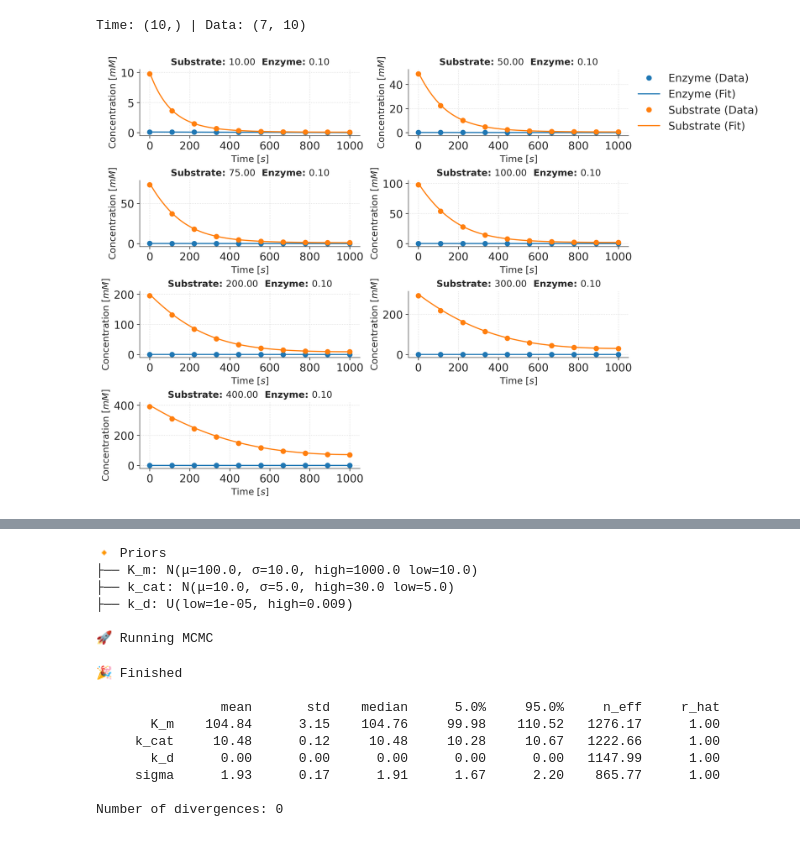
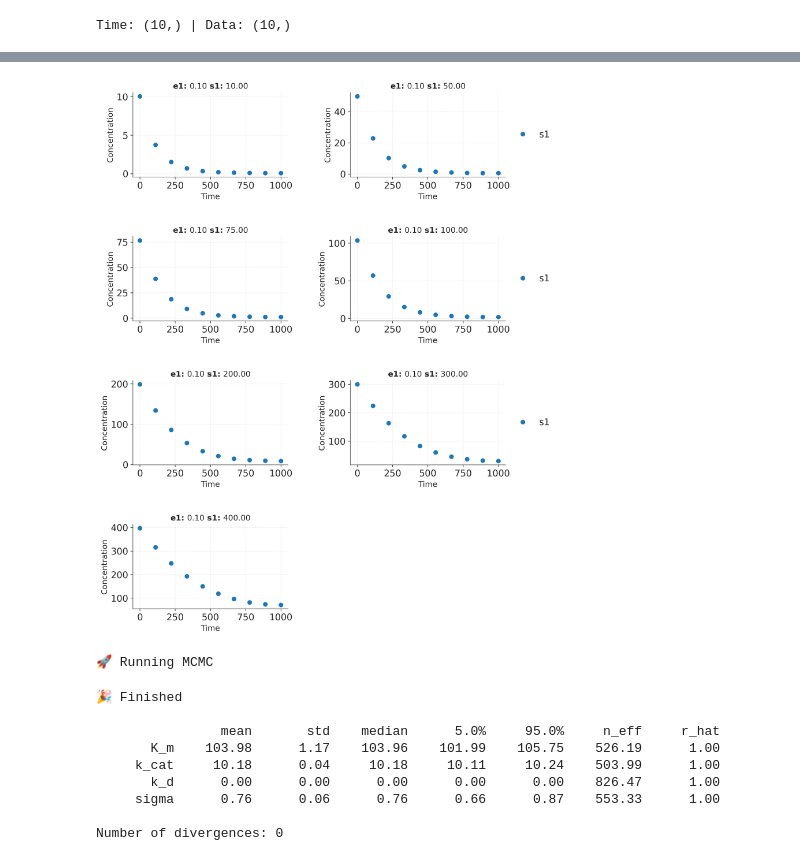
Before and after one commit to JR-1991/Catalax, a Jupyter notebook: examples/NonObservableSpecies.ipynb, the cells around one changed output, grey strips where cells are left out. Saved outputs shown, nothing was run; the diff lists cells and outputs as text; code cells hidden in the pictures.

```diff
--- a/examples/NonObservableSpecies.ipynb
+++ b/examples/NonObservableSpecies.ipynb
@@ -48,27 +53,29 @@ initial_conditions = [
     {"s1": 400.0, "e1": 0.1},
 ]
 
-time, states = model.simulate(
+dataset = model.simulate(
     initial_conditions=initial_conditions,
-    dt0=0.1, t0=0, t1=1000, nsteps=10, in_axes=(0, None, None),
+    dt0=0.1,
+    t0=0,
+    t1=1000,
+    nsteps=10,
+    in_axes=(0, None, None),
 )
 
-# Add some noise to the data
-states = (states + states * np.random.normal(0, 0.02)).clip(min=0)
+# Add some noise to the data, remove e1
+for meas_id, meas in enumerate(dataset.measurements):
+    for species_id, species in enumerate(meas.data.keys()):
+        dataset.measurements[meas_id].data[species] = (
+            meas.data[species] + meas.data[species] * np.random.normal(0, 0.02)
+        ).clip(min=0)
+    meas.data.pop("e1")
 
-# Truncate data to only include s1
-data = states[:, :, 1]
 
-print(f"Time: {time.shape} | Data: {data.shape}")
+print(
+    f"Time: {dataset.measurements[0].time.shape} | Data: {dataset.measurements[0].data['s1'].shape}"
+)
 # %% [output]
-Time: (10,) | Data: (7, 10)
+Time: (10,) | Data: (10,)
-# %%
-f = ctx.visualize(
-    model=model,
-    data=states,
-    times=jnp.stack([time]*len(initial_conditions), axis=0),
-    initial_conditions=initial_conditions,
-    figsize=(3,4),
-)
-# %% [output]
-[figure, removed]
+# %%
+f = dataset.plot()
+# %% [output]
@@ -75,14 +83,17 @@ f = ctx.visualize(
+[figure, added]
 # %%
 # Define Priors
-model.parameters.k_cat.prior = cmc.priors.TruncatedNormal(mu=10.0, sigma=5.0, low=5.0, high=30.0)
-model.parameters.K_m.prior = cmc.priors.TruncatedNormal(mu=100.0, sigma=10.0, low=10.0, high=1000.0)
+model.parameters.k_cat.prior = cmc.priors.TruncatedNormal(
+    mu=10.0, sigma=5.0, low=5.0, high=30.0
+)
+model.parameters.K_m.prior = cmc.priors.TruncatedNormal(
+    mu=100.0, sigma=10.0, low=10.0, high=1000.0
+)
 model.parameters.k_d.prior = cmc.priors.Uniform(low=1e-5, high=9e-3)
 
 mcmc, _ = cmc.run_mcmc(
     model=model,
-    data=data,
-    initial_conditions=initial_conditions,
-    times=jnp.stack([time]*len(initial_conditions), axis=0),
+    dataset=dataset,
     yerrs=0.97,
     num_warmup=1000,
     num_samples=1000,
@@ -91,19 +102,14 @@ mcmc, _ = cmc.run_mcmc(
     max_steps=63**4,
 )
 # %% [output]
-🔸 Priors
-├── K_m: N(μ=100.0, σ=10.0, high=1000.0 low=10.0)
-├── k_cat: N(μ=10.0, σ=5.0, high=30.0 low=5.0)
-├── k_d: U(low=1e-05, high=0.009)
-
 🚀 Running MCMC
 🎉 Finished
 
                 mean       std    median      5.0%     95.0%     n_eff     r_hat
-       K_m    104.84      3.15    104.76     99.98    110.52   1276.17      1.00
-     k_cat     10.48      0.12     10.48     10.28     10.67   1222.66      1.00
-       k_d      0.00      0.00      0.00      0.00      0.00   1147.99      1.00
-     sigma      1.93      0.17      1.91      1.67      2.20    865.77      1.00
+       K_m    103.98      1.17    103.96    101.99    105.75    526.19      1.00
+     k_cat     10.18      0.04     10.18     10.11     10.24    503.99      1.00
+       k_d      0.00      0.00      0.00      0.00      0.00    826.47      1.00
+     sigma      0.76      0.06      0.76      0.66      0.87    553.33      1.00
 
 Number of divergences: 0
 # %%
```
Also changed, not shown: parts of 5 cells of this notebook.
